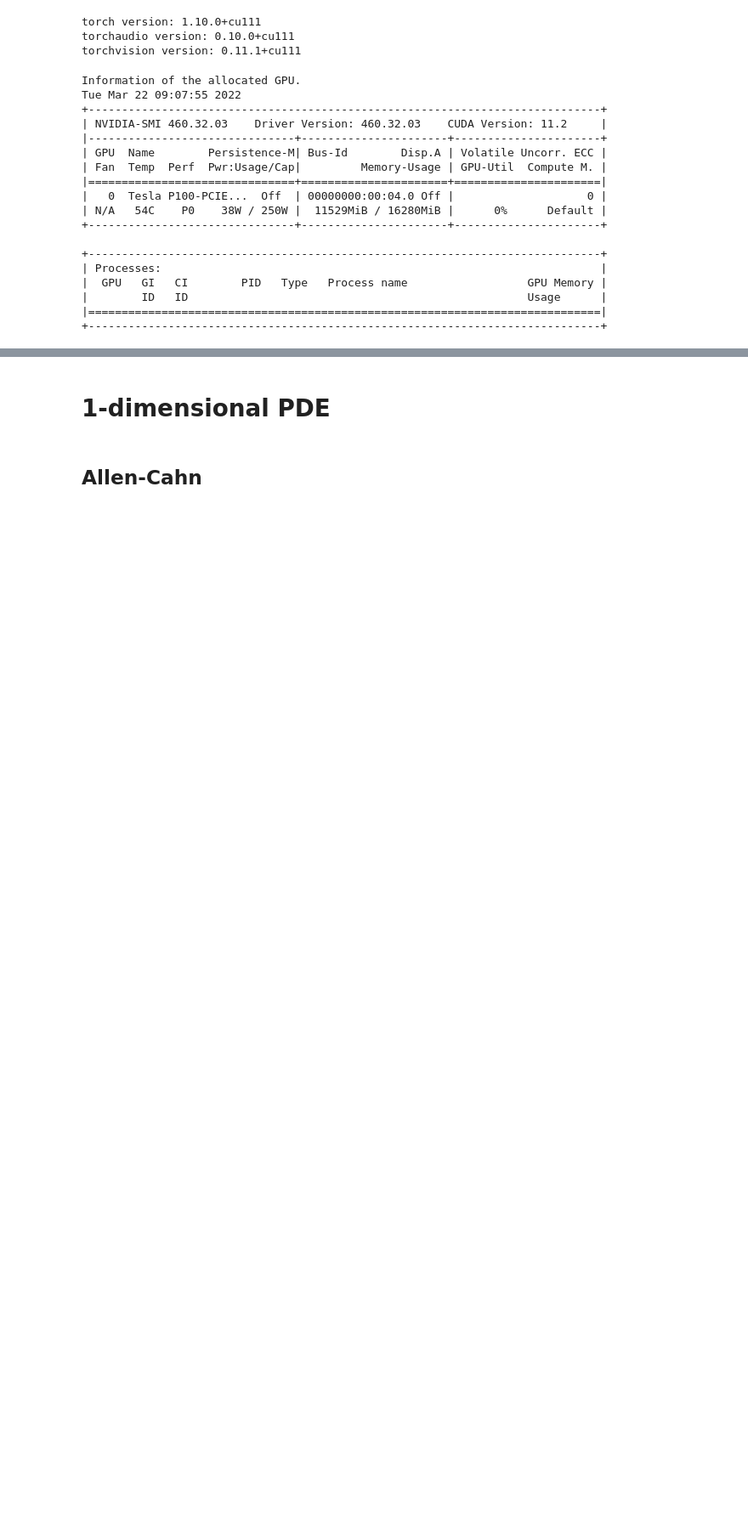
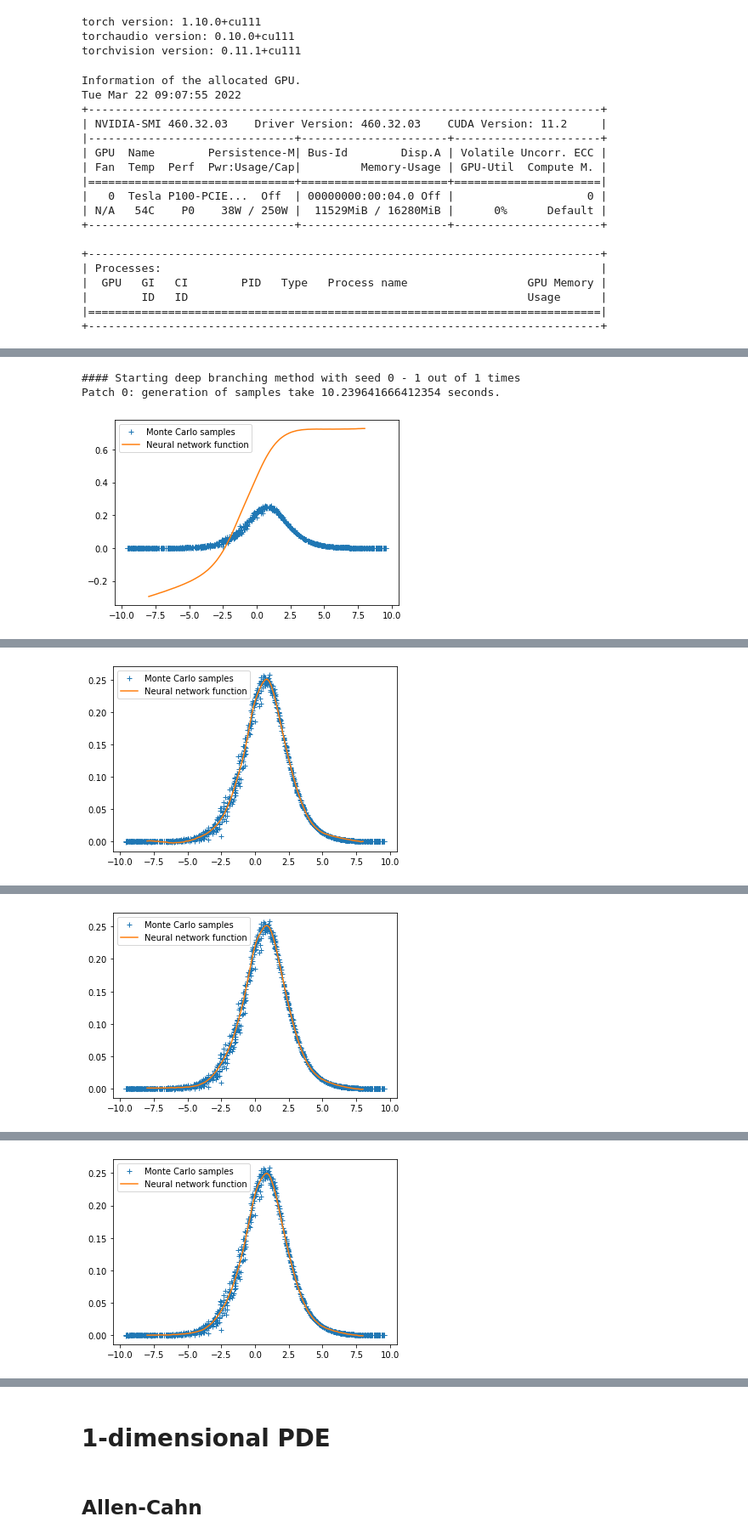
Before and after one commit to nguwijy/deep_branching, a Jupyter notebook: comparison.ipynb, the cells around one changed output, grey strips where cells are left out. Shown at 85% size. Cells and saved outputs as stored; diff of their text form; code cells hidden in the pictures; blank space fills up the shorter version.

Commit message:
feat: add the example of gradient of 1-d Allen Cahn equation

```diff
--- a/comparison.ipynb
+++ b/comparison.ipynb
@@ -300,0 +300,46 @@ def compare_performance(
+# %%
+# function definition
+deriv_map = np.array([0]).reshape(-1, 1)
+def f_example(y):
+    """
+    idx 0 -> no deriv
+    """
+    return y[0] - y[0] ** 3
+
+dgm_deriv_map = np.array([0, 2]).reshape(-1, 1)
+def dgm_f_example(y):
+    """
+    idx 0 -> no deriv
+    idx 1 -> second deriv
+    """
+    return .5 * y[1] + y[0] - y[0] ** 3
+
+def phi_example(x):
+    return -0.5 - 0.5 * torch.nn.Tanh()(-x[0] / 2)
+
+def exact_example(t, x, T):
+    return 0.25 * (1 - np.tanh(-x[0]/2 + 3*(T-t)/4)**2)
+
+t_lo, x_lo, x_hi, n = 0., -8., 8., 0
+grid = np.linspace(x_lo, x_hi, 100)
+grid_d_dim = np.expand_dims(grid, axis=0)
+grid_d_dim_with_t = np.concatenate((t_lo * np.ones((1, 100)), grid_d_dim), axis=0)
+
+T = .5
+true = exact_example(t_lo, grid_d_dim, T)
+terminal = exact_example(T, grid_d_dim, T)
+# %%
+# Performance comparison
+compare_performance(grid, grid_d_dim, grid_d_dim_with_t, t_lo, true, terminal=terminal, seeds=[0],
+                    disable_bsde=True, disable_galerkin=True, verbose=True, debug_mode=True,
+                    T=T, device=device, epochs=3000, fname="allen_cahn", code=[-2],
+                    branch_nb_states=1000, branch_nb_path_per_state=100000,
+                    branch_patches=1, branch_exponential_lambda=-math.log(.95)/T,
+                    branch_nb_states_per_batch=200,
+                    bsde_nb_states=1000, bsde_nb_time_intervals=4,
+                    dgm_nb_states=10000, f_fun=f_example, dgm_f_fun=dgm_f_example,
+                    deriv_map=deriv_map, dgm_deriv_map=dgm_deriv_map, phi_fun=phi_example)
+# %% [output]
+#### Starting deep branching method with seed 0 - 1 out of 1 times
+Patch 0: generation of samples take 10.239641666412354 seconds.
+[figure, added]
@@ -300,0 +347 @@ def compare_performance(
+[figure, added]
@@ -300,0 +349 @@ def compare_performance(
+[figure, added]
@@ -300,0 +351 @@ def compare_performance(
+[figure, added]
```
Also changed, not shown: parts of 3 cells of this notebook.
